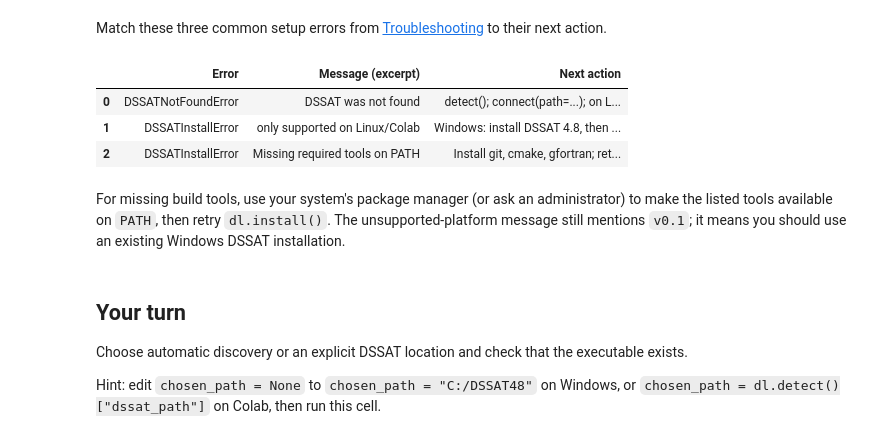
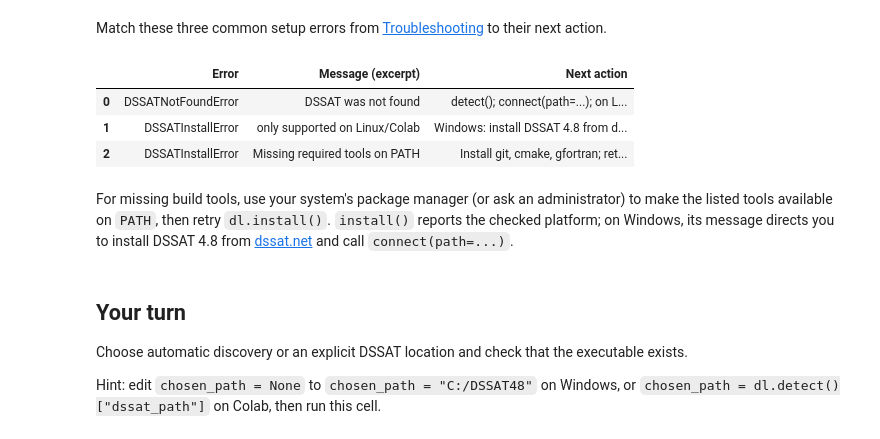
Before and after one commit to AbdelrahmanAmr3/dssatlab, a Jupyter notebook: course/00_setup/lesson.ipynb, the cells around one changed output. Cells and saved outputs as stored; diff of their text form; code cells hidden in the pictures.

```diff
--- a/course/00_setup/lesson.ipynb
+++ b/course/00_setup/lesson.ipynb
@@ -115,18 +123,18 @@ Match these three common setup errors from [Troubleshooting](../../docs/guide/tr
 # %%
 # Show recovery instructions, not errors raised by this successful run.
 dl.to_dataframe([
     {"Error": "DSSATNotFoundError", "Message (excerpt)": "DSSAT was not found", "Next action": "detect(); connect(path=...); on Linux, install()"},
-    {"Error": "DSSATInstallError", "Message (excerpt)": "only supported on Linux/Colab", "Next action": "Windows: install DSSAT 4.8, then connect()"},
+    {"Error": "DSSATInstallError", "Message (excerpt)": "only supported on Linux/Colab", "Next action": "Windows: install DSSAT 4.8 from dssat.net; connect(path=...)"},
     {"Error": "DSSATInstallError", "Message (excerpt)": "Missing required tools on PATH", "Next action": "Install git, cmake, gfortran; retry install()"},
 ])
 # %% [output]
 |  | Error | Message (excerpt) | Next action |
 | 0 | DSSATNotFoundError | DSSAT was not found | detect(); connect(path=...); on L... |
-| 1 | DSSATInstallError | only supported on Linux/Colab | Windows: install DSSAT 4.8, then ... |
+| 1 | DSSATInstallError | only supported on Linux/Colab | Windows: install DSSAT 4.8 from d... |
 | 2 | DSSATInstallError | Missing required tools on PATH | Install git, cmake, gfortran; ret... |
 # %% [markdown]
 For missing build tools, use your system's package manager (or ask an administrator) to make the listed tools available on `PATH`, then retry `dl.install()`.
-The unsupported-platform message still mentions `v0.1`; it means you should use an existing Windows DSSAT installation.
+`install()` reports the checked platform; on Windows, its message directs you to install DSSAT 4.8 from [dssat.net](https://dssat.net/downloads/) and call `connect(path=...)`.
 # %% [markdown]
 ## Your turn
 
```
Also changed, not shown: parts of 2 cells of this notebook, 7 other files.
